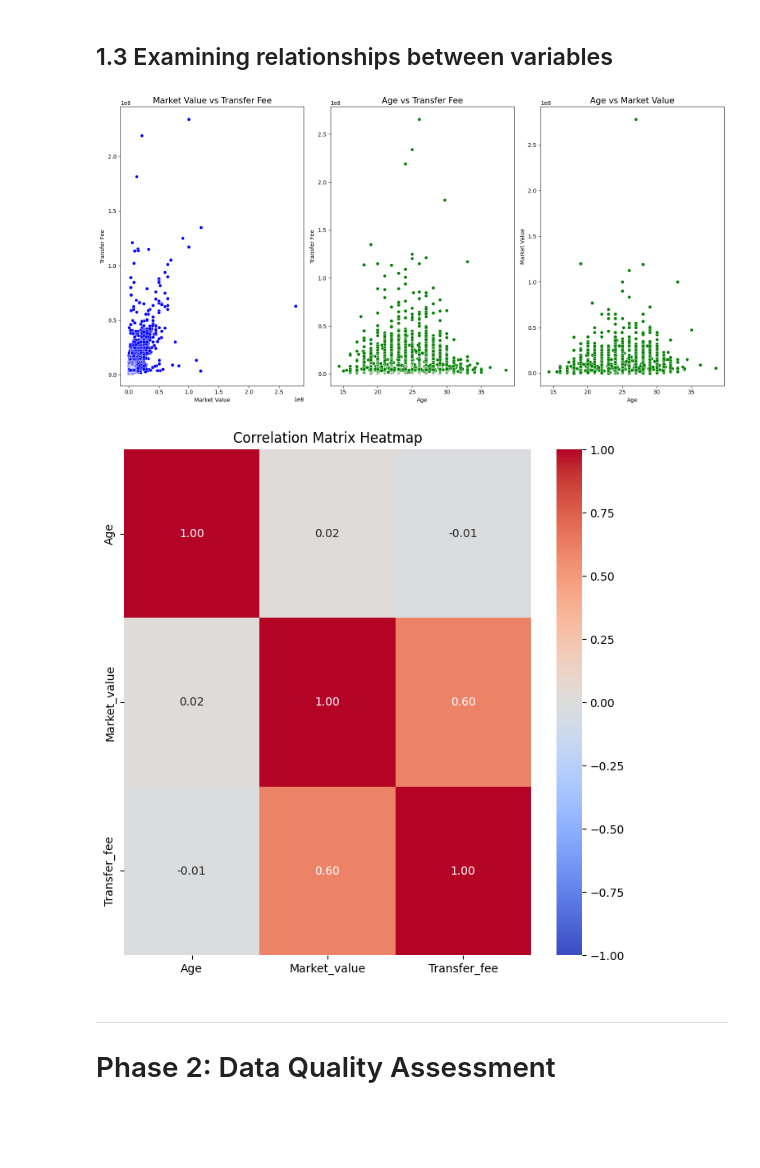
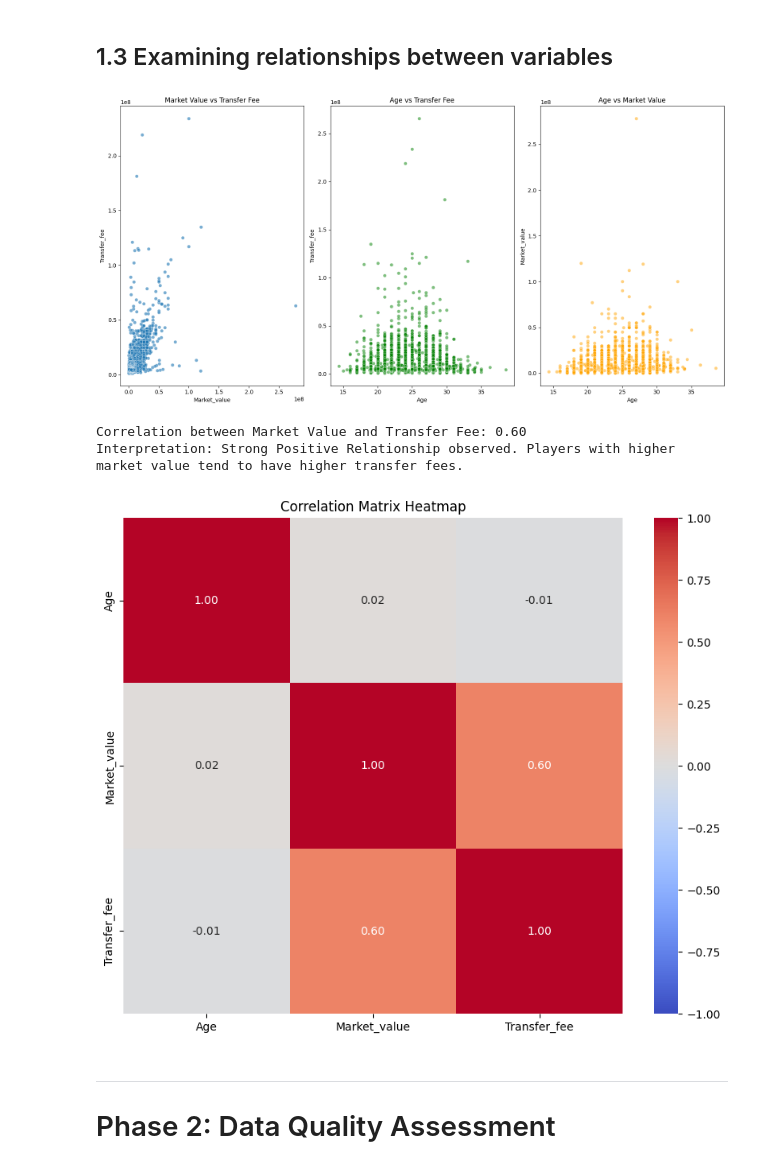
Before and after one commit to Sasan-Nikjoo/data-mining, a Jupyter notebook: phase1/phase1.ipynb, the cells around one changed output. Drawn from its saved outputs; the diff is of its cells as text; code cells hidden in the pictures; blank space fills up the shorter version.

```diff
--- a/phase1/phase1.ipynb
+++ b/phase1/phase1.ipynb
@@ -131,45 +131,44 @@ Passing `palette` without assigning `hue` is deprecated and will be removed in v
 ## 1.3 Examining relationships between variables
 # %%
 plt.figure(figsize=(16, 8))
+temp_df = df[(df['Age'] > 0) & (df['Age'] < 100)]
 
-# We expect a strong positive relationship (diagonal line going up)
+
 plt.subplot(1, 3, 1)
-sns.scatterplot(x=df['Market_value'], y=df['Transfer_fee'], color='blue')
-plt.title('Market Value vs Transfer Fee', fontsize=15)
-plt.xlabel('Market Value')
-plt.ylabel('Transfer Fee')
+sns.scatterplot(x=df['Market_value'], y=df['Transfer_fee'], alpha=0.6)
+plt.title('Market Value vs Transfer Fee')
 
-# We generally expect a "hill" shape (values rise until mid-20s, then drop)
 plt.subplot(1, 3, 2)
-temp_df = df[(df['Age'] > 0) & (df['Age'] < 100)]
-sns.scatterplot(x=temp_df['Age'], y=temp_df['Transfer_fee'], color='green')
-plt.title('Age vs Transfer Fee', fontsize=15)
-plt.xlabel('Age')
-plt.ylabel('Transfer Fee')
+sns.scatterplot(x=temp_df['Age'], y=temp_df['Transfer_fee'], color='green', alpha=0.5)
+plt.title('Age vs Transfer Fee')
 
 plt.subplot(1, 3, 3)
-temp_df = df[(df['Age'] > 0) & (df['Age'] < 100)]
-sns.scatterplot(x=temp_df['Age'], y=temp_df['Market_value'], color='green')
-plt.title('Age vs Market Value', fontsize=15)
-plt.xlabel('Age')
-plt.ylabel('Market Value')
+sns.scatterplot(x=temp_df['Age'], y=temp_df['Market_value'], color='orange', alpha=0.5)
+plt.title('Age vs Market Value')
 
 plt.tight_layout()
 plt.show()
 # %% [output]
-[figure, old version]
+[figure, new version]
 # %%
+correlation_val = df['Market_value'].corr(df['Transfer_fee'])
+print(f"Correlation between Market Value and Transfer Fee: {correlation_val:.2f}")
+if correlation_val >= 0.6:
+    print("Interpretation: Strong Positive Relationship observed. Players with higher market value tend to have higher transfer fees.")
+else:
+    print("Interpretation: Moderate to Weak relationship observed.")
+
 numeric_df = df.select_dtypes(include=['number'])
-
-# correlation matrix
 corr_matrix = numeric_df.corr()
 
-plt.figure(figsize=(8, 8))
+plt.figure(figsize=(10, 8))
 sns.heatmap(corr_matrix, annot=True, cmap='coolwarm', fmt=".2f", vmin=-1, vmax=1)
 plt.title('Correlation Matrix Heatmap')
 plt.show()
 # %% [output]
+Correlation between Market Value and Transfer Fee: 0.60
+Interpretation: Strong Positive Relationship observed. Players with higher market value tend to have higher transfer fees.
-[figure, old version]
+[figure, new version]
 # %% [markdown]
 ---
 # Phase 2: Data Quality Assessment
```
Also changed, not shown: parts of 17 cells of this notebook, 9 other files.
